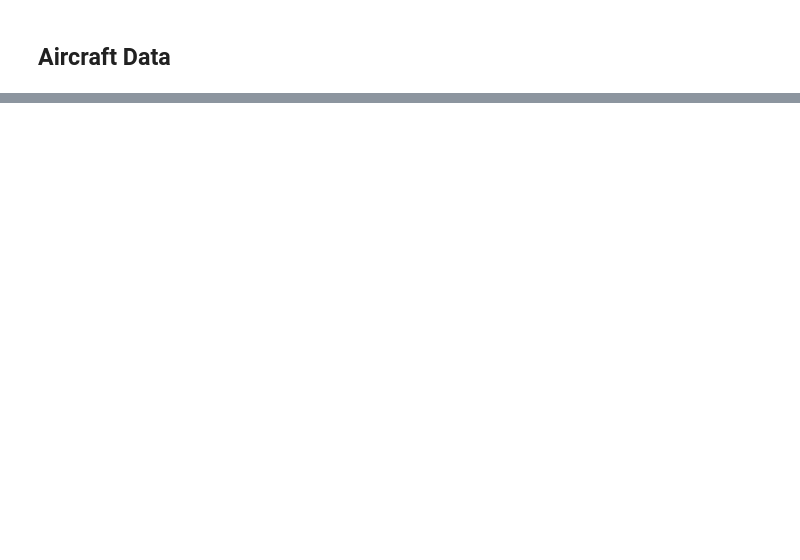
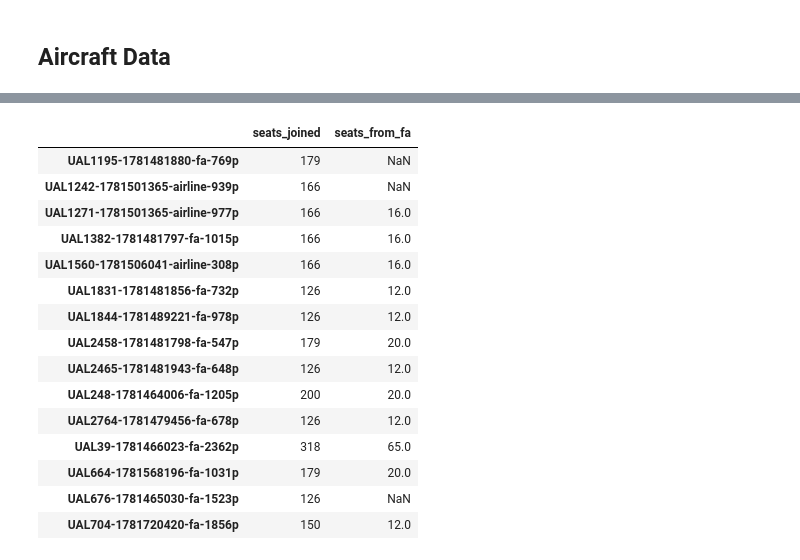
Before and after one commit to kingsuching/airlineRevenueOptimization, a Jupyter notebook: Project 1/Project 1.ipynb, the cells around one changed output, grey strips where cells are left out. Drawn from its saved outputs; the diff is of its cells as text; code cells hidden in the pictures; blank space fills up the shorter version.

```diff
--- a/Project 1/Project 1.ipynb
+++ b/Project 1/Project 1.ipynb
@@ -138,0 +217,30 @@ def scrape_website(url: str, css_selector: str, use_selenium: bool = False, sele
+# %%
+# Sanity check: our joined seat totals vs the seats_cabin_* columns FlightAware already provides.
+# These only overlap where FlightAware reports seats, but it's a useful cross-check on the join.
+flight_seats = (capacity_df.groupby("flight_id")["seats"].sum()
+                .rename("seats_joined"))
+
+fa_seats = ual_flights.copy()
+fa_seats["fa_total"] = fa_seats[["seats_cabin_first", "seats_cabin_business",
+                                 "seats_cabin_coach"]].sum(axis=1, min_count=1)
+fa_seats = fa_seats.set_index("fa_flight_id")["fa_total"].rename("seats_from_fa")
+
+check = pd.concat([flight_seats, fa_seats], axis=1).dropna(subset=["seats_joined"])
+check
+# %% [output]
+|  | seats_joined | seats_from_fa |
+| UAL1195-1781481880-fa-769p | 179 | NaN |
+| UAL1242-1781501365-airline-939p | 166 | NaN |
+| UAL1271-1781501365-airline-977p | 166 | 16.0 |
+| UAL1382-1781481797-fa-1015p | 166 | 16.0 |
+| UAL1560-1781506041-airline-308p | 166 | 16.0 |
+| UAL1831-1781481856-fa-732p | 126 | 12.0 |
+| UAL1844-1781489221-fa-978p | 126 | 12.0 |
+| UAL2458-1781481798-fa-547p | 179 | 20.0 |
+| UAL2465-1781481943-fa-648p | 126 | 12.0 |
+| UAL248-1781464006-fa-1205p | 200 | 20.0 |
+| UAL2764-1781479456-fa-678p | 126 | 12.0 |
+| UAL39-1781466023-fa-2362p | 318 | 65.0 |
+| UAL664-1781568196-fa-1031p | 179 | 20.0 |
+| UAL676-1781465030-fa-1523p | 126 | NaN |
+| UAL704-1781720420-fa-1856p | 150 | 12.0 |
```
Also changed, not shown: parts of 8 cells of this notebook.
